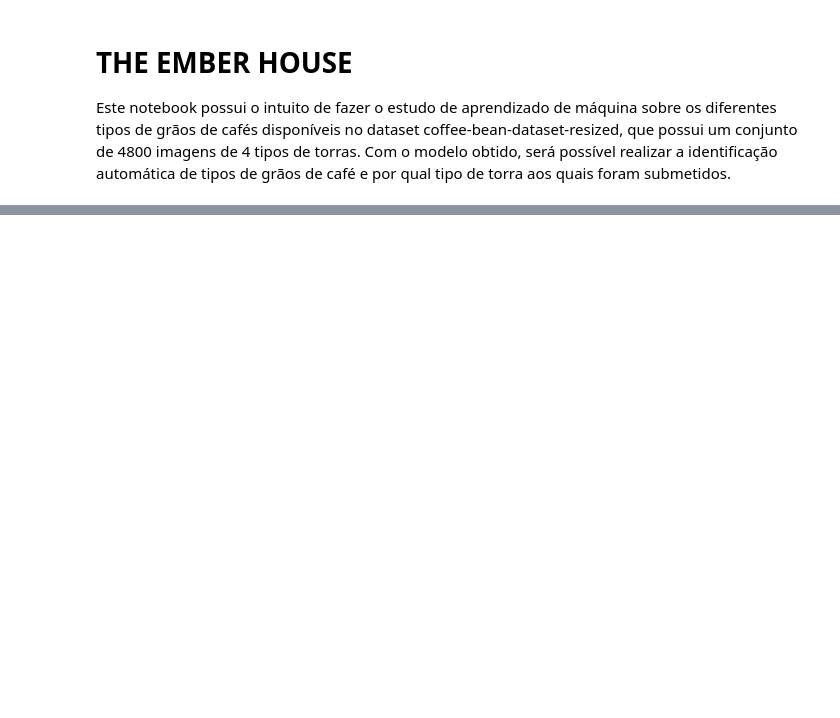
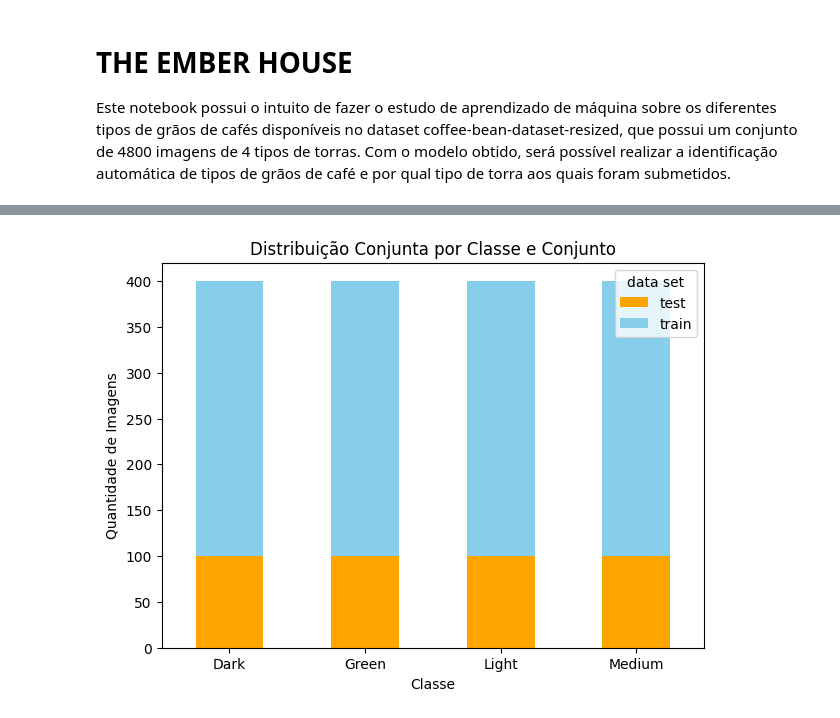
Before and after one commit to YuriRadzi/the-ember-house, a Jupyter notebook: coffee_bean_image_classification.ipynb, the cells around one changed output, grey strips where cells are left out. Saved outputs shown, nothing was run; the diff lists cells and outputs as text; code cells hidden in the pictures; blank space fills up the shorter version.

```diff
--- a/coffee_bean_image_classification.ipynb
+++ b/coffee_bean_image_classification.ipynb
@@ -26,0 +78,12 @@ coffee_info["filepaths"] = "data/"+coffee_info["filepaths"] #Ajustando o caminho
+# %%
+#Distribuição conjunta (stacked bar chart)
+cross_counts = pd.crosstab(coffee_info["labels"], coffee_info["data set"])
+
+cross_counts.plot(kind="bar", stacked=True, figsize=(7,5), color=["orange","skyblue"])
+plt.title("Distribuição Conjunta por Classe e Conjunto")
+plt.ylabel("Quantidade de Imagens")
+plt.xlabel("Classe")
+plt.xticks(rotation=0)
+plt.show()
+# %% [output]
+[figure, added]
```
Also changed, not shown: parts of 13 cells of this notebook.
